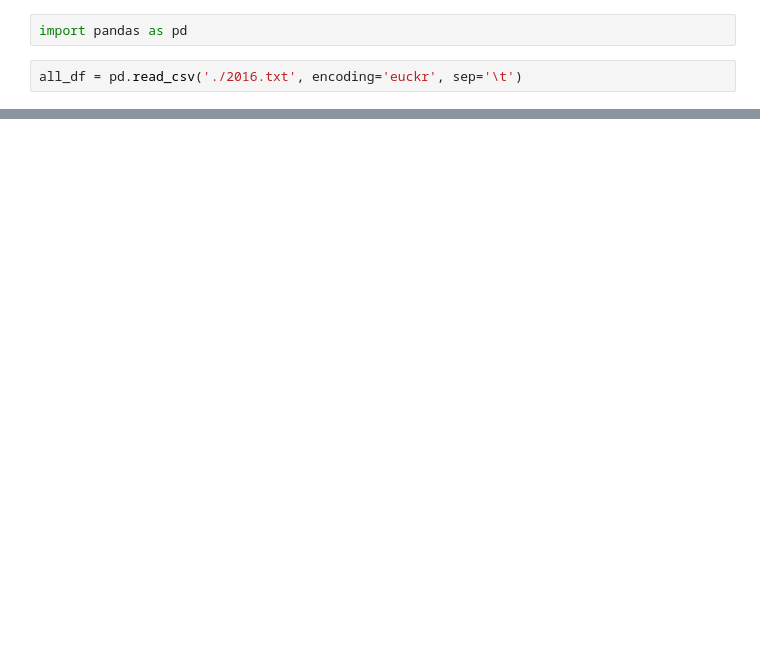
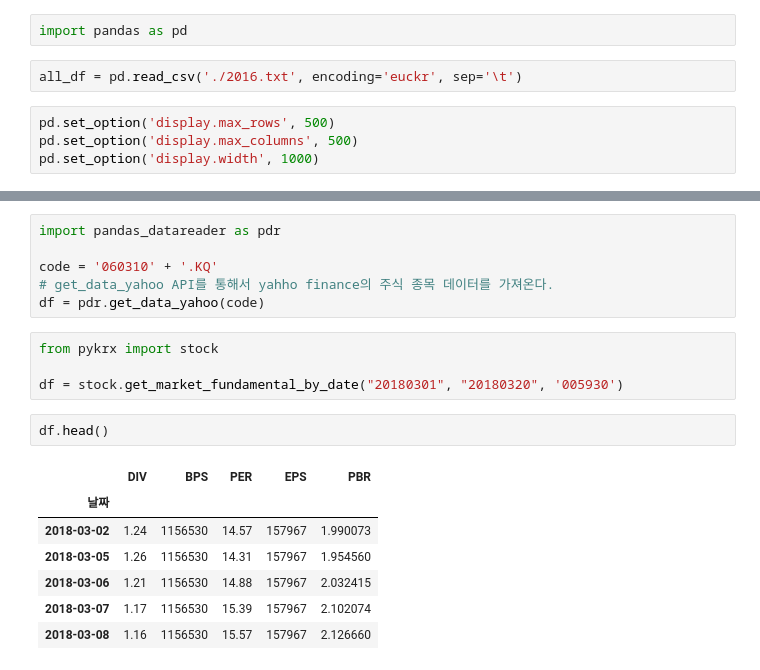
Before and after one commit to kant1724/trading, a Jupyter notebook: trading.ipynb, the cells around one changed output, grey strips where cells are left out. Saved outputs shown, nothing was run; the diff lists cells and outputs as text; blank space fills up the shorter version.

```diff
--- a/trading.ipynb
+++ b/trading.ipynb
@@ -2,6 +23,10 @@
 import pandas as pd
 # %%
 all_df = pd.read_csv('./2016.txt', encoding='euckr', sep='\t')
+# %%
+pd.set_option('display.max_rows', 500)
+pd.set_option('display.max_columns', 500)
+pd.set_option('display.width', 1000)
 # %%
 all_df['항목명'].value_counts()
 # %% [output]
@@ -24,0 +79,20 @@ Name: 항목명, Length: 2687, dtype: int64
+# %%
+import pandas_datareader as pdr
+
+code = '060310' + '.KQ'
+# get_data_yahoo API를 통해서 yahho finance의 주식 종목 데이터를 가져온다.
+df = pdr.get_data_yahoo(code)
+# %%
+from pykrx import stock
+
+df = stock.get_market_fundamental_by_date("20180301", "20180320", '005930')
+# %%
+df.head()
+# %% [output]
+|  | DIV | BPS | PER | EPS | PBR |
+| 날짜 |  |  |  |  |  |
+| 2018-03-02 | 1.24 | 1156530 | 14.57 | 157967 | 1.990073 |
+| 2018-03-05 | 1.26 | 1156530 | 14.31 | 157967 | 1.954560 |
+| 2018-03-06 | 1.21 | 1156530 | 14.88 | 157967 | 2.032415 |
+| 2018-03-07 | 1.17 | 1156530 | 15.39 | 157967 | 2.102074 |
+| 2018-03-08 | 1.16 | 1156530 | 15.57 | 157967 | 2.126660 |
```
Also changed, not shown: parts of 5 cells of this notebook.
